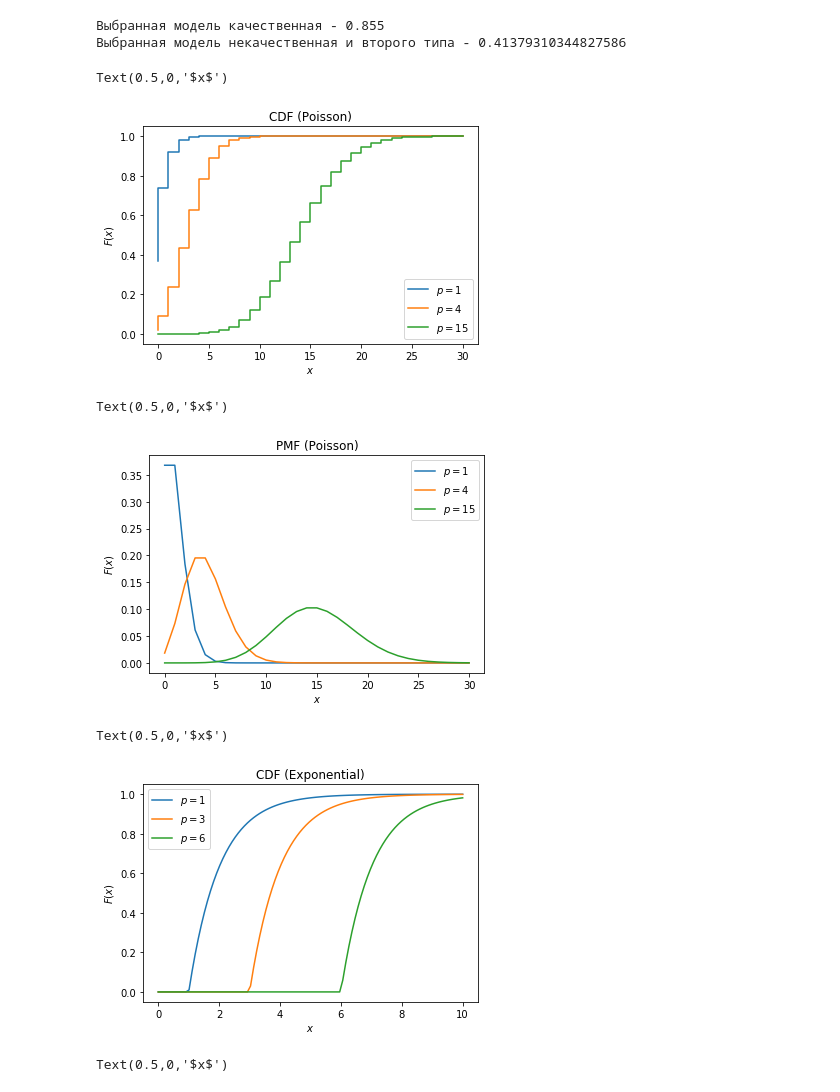
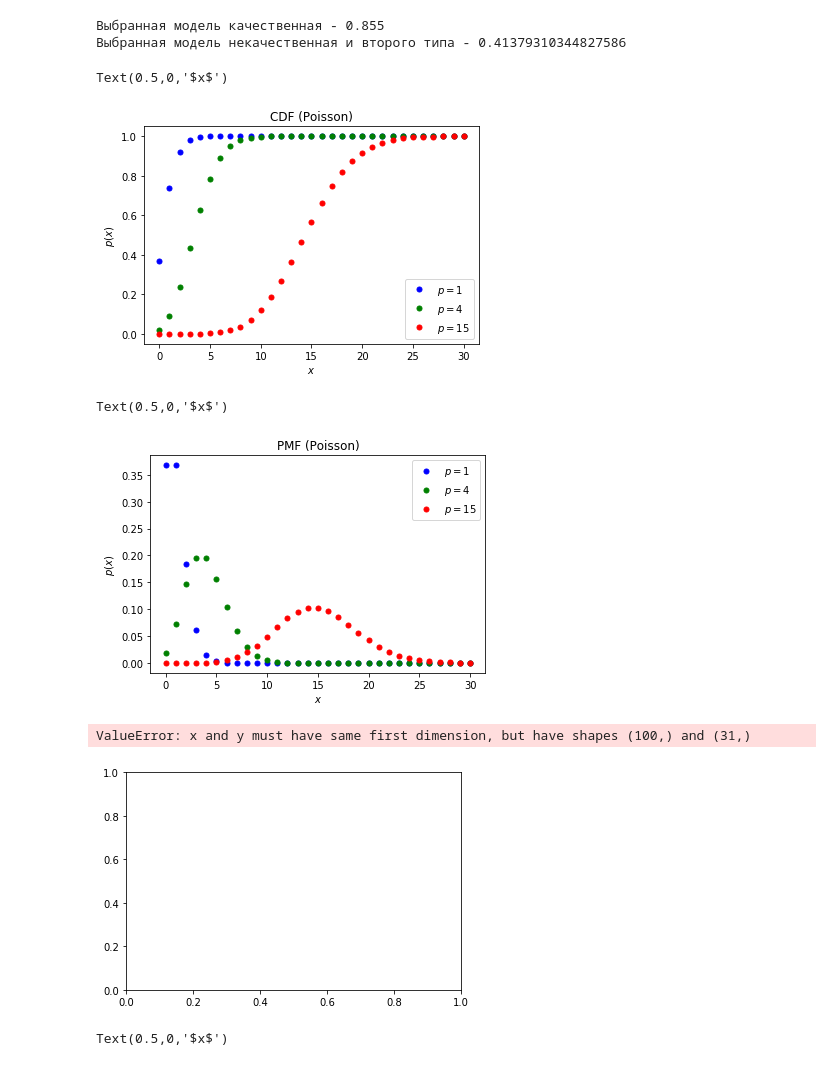
Before and after one commit to mynvb/hwpy, a Jupyter notebook: hw1-probability.ipynb, the cells around one changed output. Saved outputs shown, nothing was run; the diff lists cells and outputs as text; code cells hidden in the pictures.

```diff
--- a/hw1-probability.ipynb
+++ b/hw1-probability.ipynb
@@ -82,38 +82,39 @@ import scipy.stats as sts
 # %%
 x = np.linspace(0,30,31)
 #графики плотности
-for p in [1,4,15]:
-    poisson_cdf = sts.poisson(p).cdf(x)
-    plt.step(x, poisson_cdf, label = "$p=%s$" % (p))
+for mu in [(1,'bo'),(4,'go'),(15, 'ro')]:
+    poisson_cdf = sts.poisson(mu[0]).cdf(x)
+    plt.plot(x, poisson_cdf, mu[1], ms=5, label = "$p=%s$" % (mu[0]))
 plt.legend()
 plt.title("CDF (Poisson)")
-plt.ylabel('$F(x)$')
+plt.ylabel('$p(x)$')
 plt.xlabel('$x$')
 # %% [output]
 Text(0.5,0,'$x$')
-[figure, old version]
+[figure, new version]
 # %%
-for p in [1,4,15]:
-    poisson_pmf = sts.poisson(p).pmf(x)
-    plt.plot(x, poisson_pmf, label = "$p=%s$" % (p))
+x = np.linspace(0,30,31)
+for mu in [(1,'bo'),(4,'go'),(15, 'ro')]:
+    poisson_pmf = sts.poisson(mu[0]).pmf(x)
+    plt.plot(x, poisson_pmf, mu[1], ms=5, label = "$p=%s$" % (mu[0]))
 plt.legend()
 plt.title("PMF (Poisson)")
-plt.ylabel('$F(x)$')
+plt.ylabel('$p(x)$')
 plt.xlabel('$x$')
 # %% [output]
 Text(0.5,0,'$x$')
-[figure, old version]
+[figure, new version]
 # %%
 x = np.linspace(0,10,100)
 
-for p in [1,3,6]:
-    exp_cdf = sts.expon(p).cdf(x)
-    plt.plot(x, poisson_cdf, label = "$p=%s$" % (p))
+for lambd in [1,3,6]:
+    exp_cdf = sts.expon(lambd).cdf(x)
+    plt.plot(x, poisson_cdf, label = "$p=%s$" % (lambd))
 plt.legend()
 plt.title("CDF (Exponential)")
 plt.ylabel('$F(x)$')
 plt.xlabel('$x$')
 # %% [output]
-Text(0.5,0,'$x$')
+ValueError: x and y must have same first dimension, but have shapes (100,) and (31,)
-[figure, old version]
+[figure, new version]
 # %%
```
Also changed, not shown: parts of 3 cells of this notebook.
